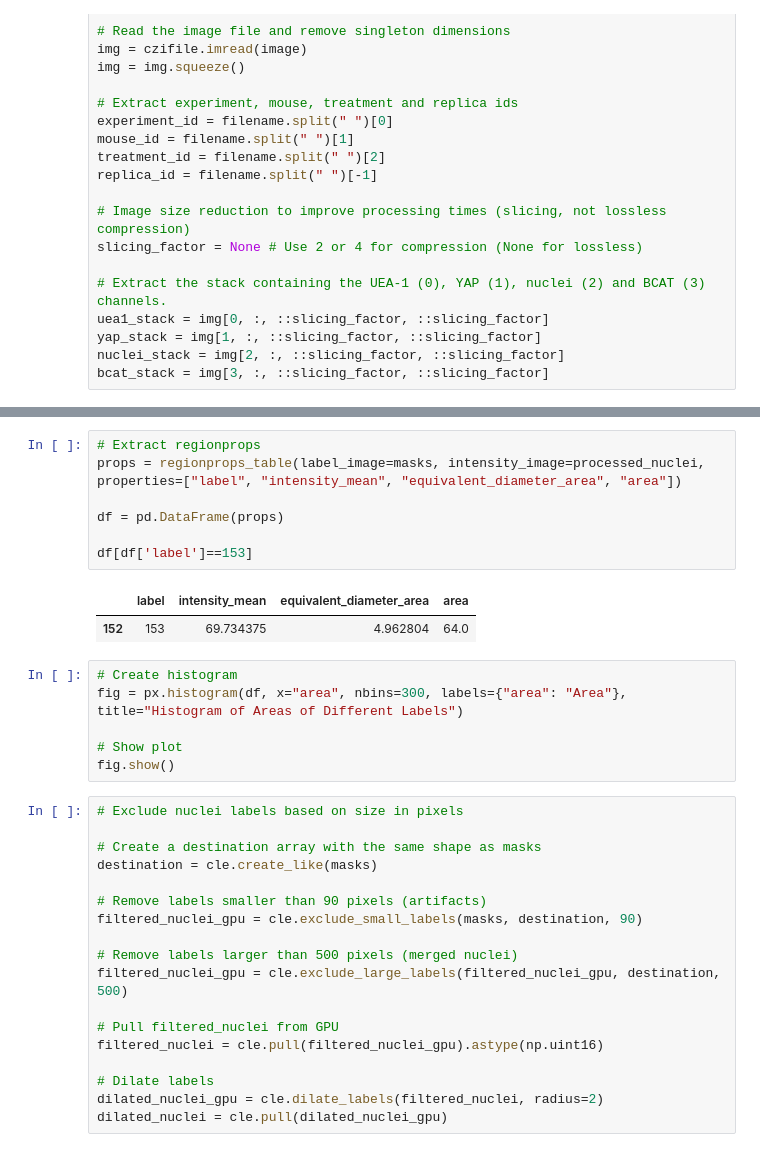
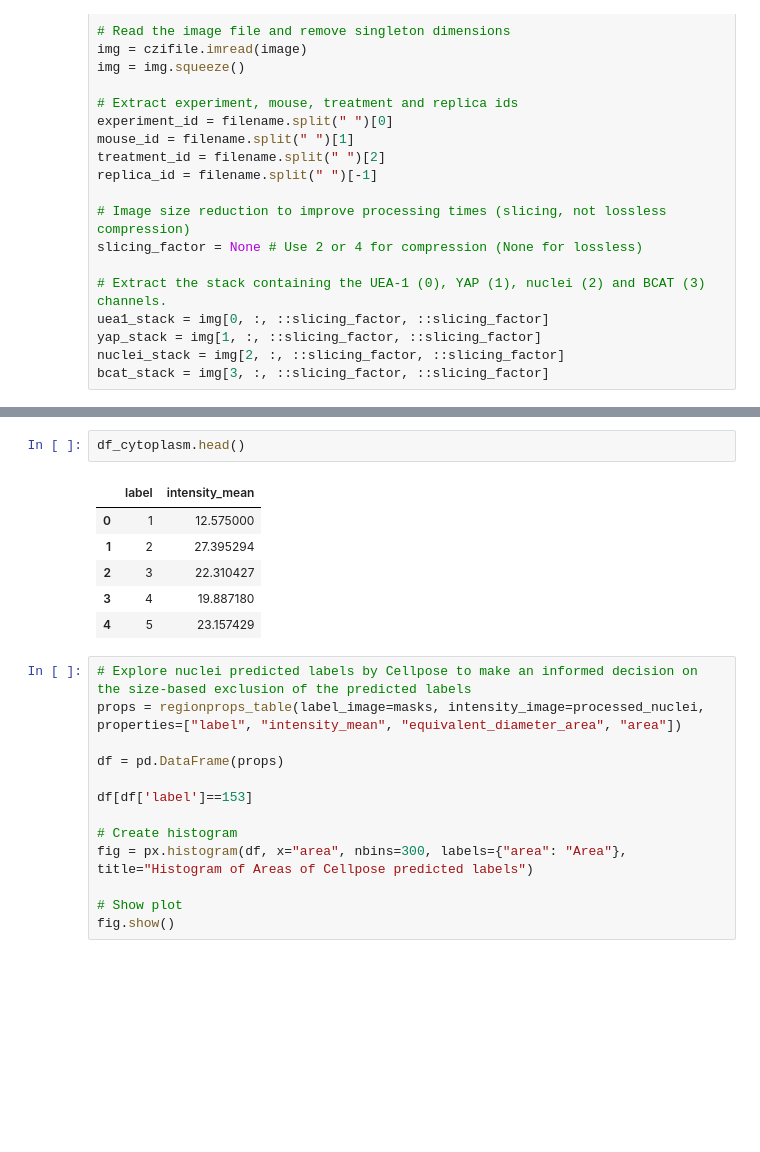
Before and after one commit to adiezsanchez/YAP_nuclear_3D_orgs, a Jupyter notebook: 2_dev_3D_Cellpose_ratio.ipynb, the cells around one changed output, grey strips where cells are left out. Saved outputs shown, nothing was run; the diff lists cells and outputs as text; blank space fills up the shorter version.

```diff
--- a/2_dev_3D_Cellpose_ratio.ipynb
+++ b/2_dev_3D_Cellpose_ratio.ipynb
@@ -94,34 +150,22 @@ viewer.add_labels(masks)
+# %%
+df_cytoplasm.head()
+# %% [output]
+|  | label | intensity_mean |
+| 0 | 1 | 12.575000 |
+| 1 | 2 | 27.395294 |
+| 2 | 3 | 22.310427 |
+| 3 | 4 | 19.887180 |
+| 4 | 5 | 23.157429 |
 # %%
-# Extract regionprops
+# Explore nuclei predicted labels by Cellpose to make an informed decision on the size-based exclusion of the predicted labels
 props = regionprops_table(label_image=masks, intensity_image=processed_nuclei, properties=["label", "intensity_mean", "equivalent_diameter_area", "area"])
 
 df = pd.DataFrame(props)
 
 df[df['label']==153]
+
+# Create histogram
+fig = px.histogram(df, x="area", nbins=300, labels={"area": "Area"}, title="Histogram of Areas of Cellpose predicted labels")
+
+# Show plot
+fig.show()
-# %% [output]
-|  | label | intensity_mean | equivalent_diameter_area | area |
-| 152 | 153 | 69.734375 | 4.962804 | 64.0 |
-# %%
-# Create histogram
-fig = px.histogram(df, x="area", nbins=300, labels={"area": "Area"}, title="Histogram of Areas of Different Labels")
-
-# Show plot
-fig.show()
-# %%
-# Exclude nuclei labels based on size in pixels
-
-# Create a destination array with the same shape as masks
-destination = cle.create_like(masks)
-
-# Remove labels smaller than 90 pixels (artifacts)
-filtered_nuclei_gpu = cle.exclude_small_labels(masks, destination, 90)
-
-# Remove labels larger than 500 pixels (merged nuclei)
-filtered_nuclei_gpu = cle.exclude_large_labels(filtered_nuclei_gpu, destination, 500)
-
-# Pull filtered_nuclei from GPU
-filtered_nuclei = cle.pull(filtered_nuclei_gpu).astype(np.uint16)
-
-# Dilate labels
-dilated_nuclei_gpu = cle.dilate_labels(filtered_nuclei, radius=2)
-dilated_nuclei = cle.pull(dilated_nuclei_gpu)
```
Also changed, not shown: parts of 8 cells of this notebook.
